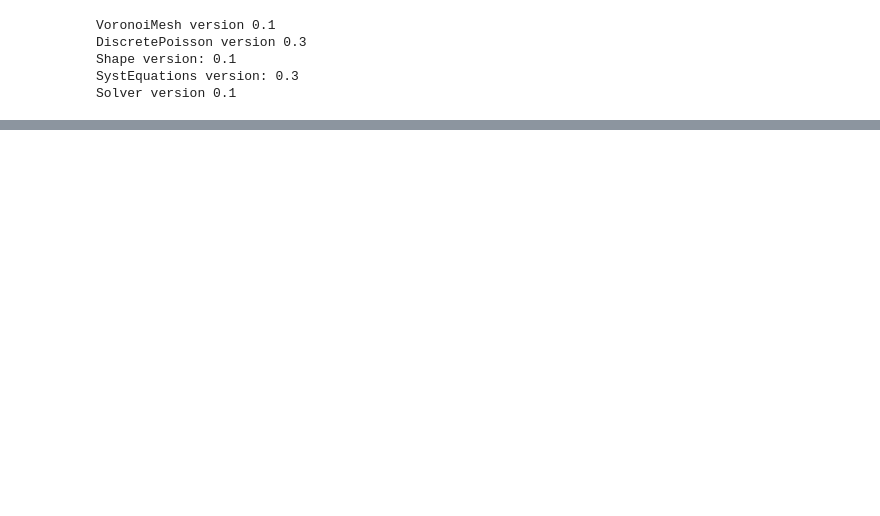
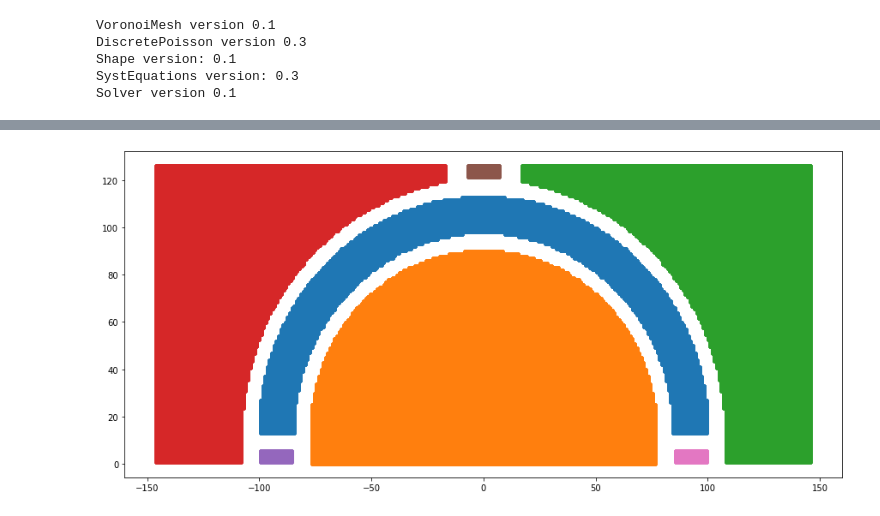
Before and after one commit to Satin21/Trijunction, a Jupyter notebook: analysis/ring_cavity_gates.ipynb, the cells around one changed output, grey strips where cells are left out. Cells and saved outputs as stored; diff of their text form; code cells hidden in the pictures; blank space fills up the shorter version.

Commit message:
overlapping regions solved

```diff
--- a/analysis/ring_cavity_gates.ipynb
+++ b/analysis/ring_cavity_gates.ipynb
@@ -253,0 +254,11 @@ AssertionError: Error: there are overlapping regions.
+# %%
+grid_points = poisson_system.grid.points
+# %%
+voltage_regions = poisson_system.regions.voltage.tag_points
+# %%
+plt.figure(figsize = (15, 7))
+for name, indices in voltage_regions.items():
+    grid_to_plot = grid_points[indices][:, [0, 1]]
+    plt.scatter(grid_to_plot[:, 0], grid_to_plot[:, 1])
+# %% [output]
+[figure, added]
```
Also changed, not shown: parts of 5 cells of this notebook.
